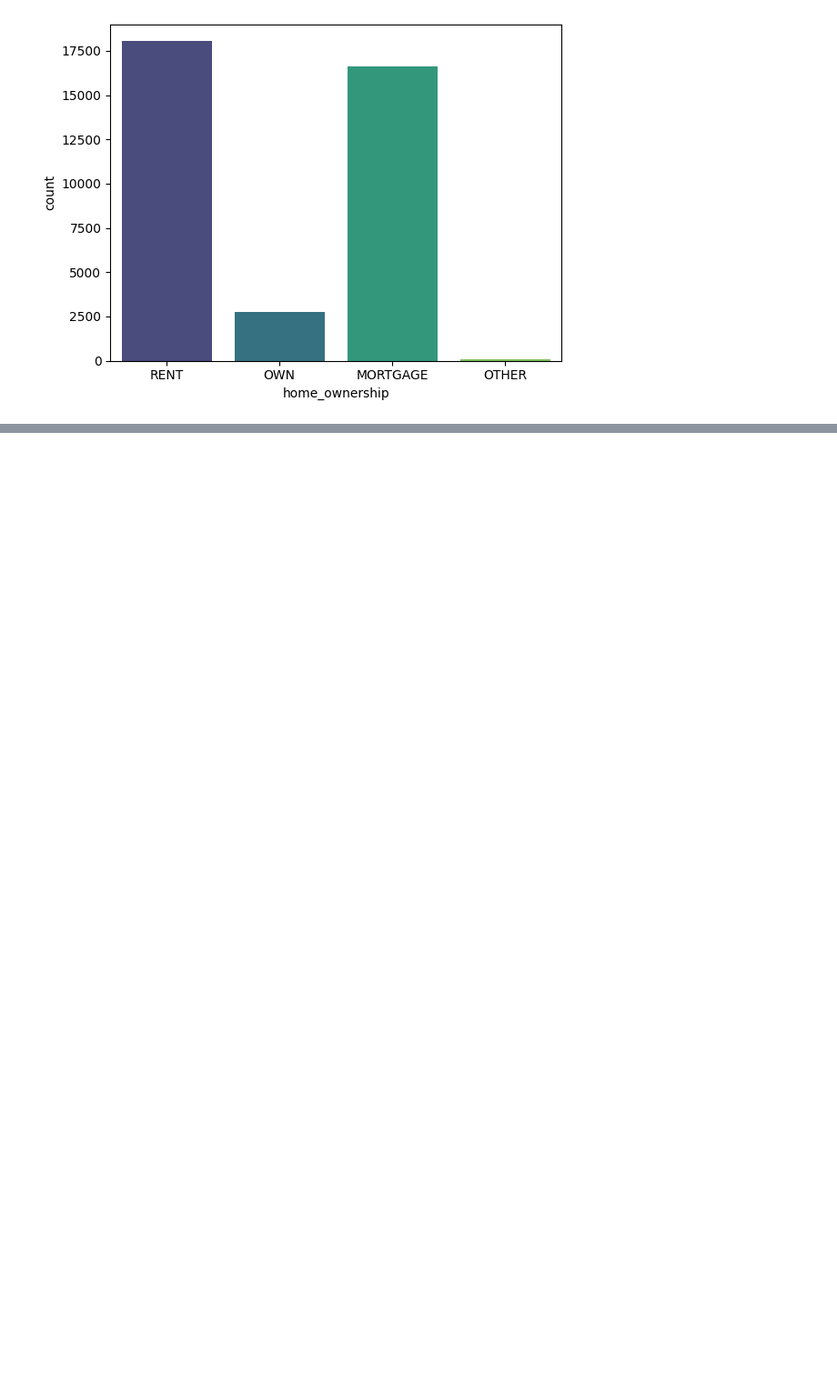
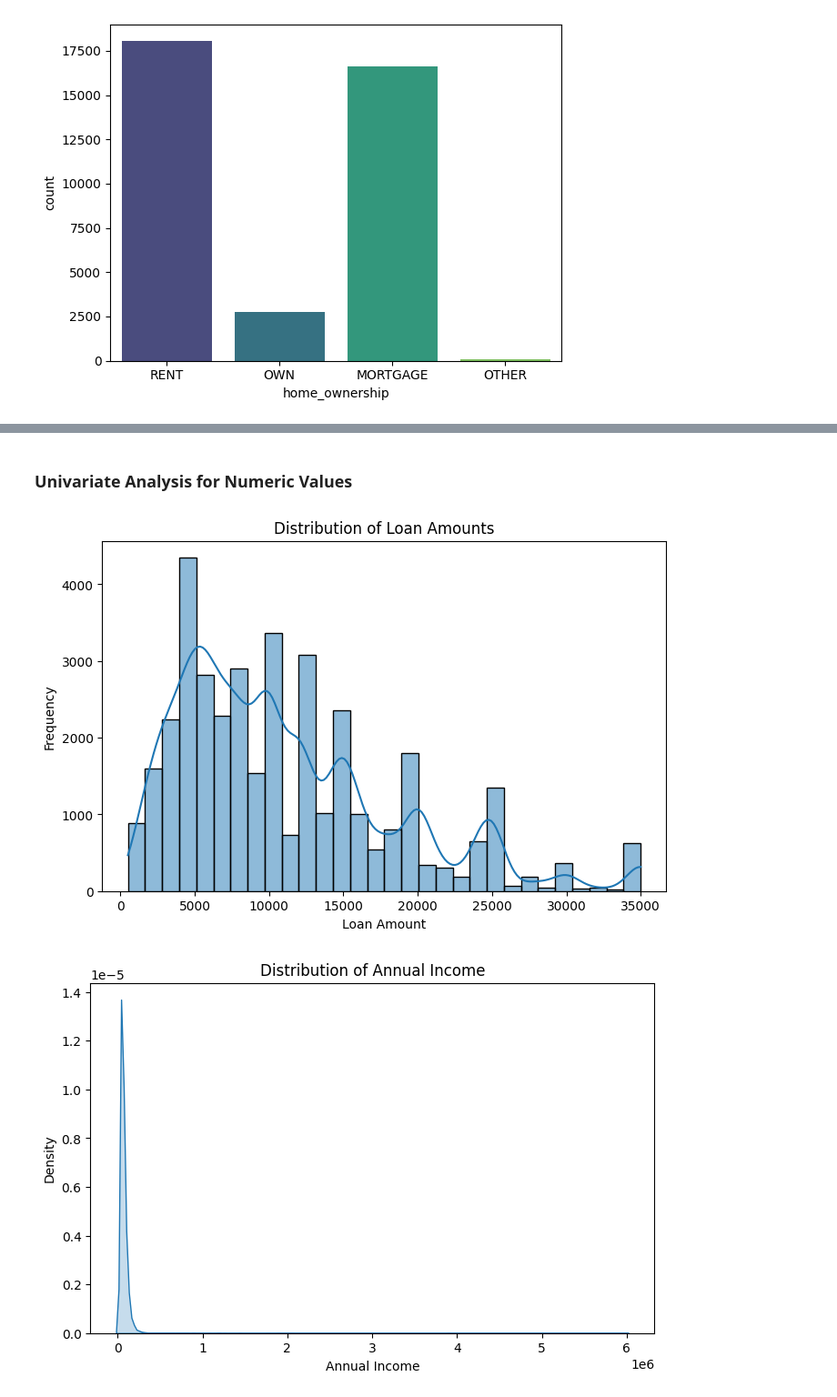
Before and after one commit to muralik31/Lending-Club-Case-Study, a Jupyter notebook: Murali_Krishna_Kondapally.ipynb, the cells around one changed output, grey strips where cells are left out. Shown: that part at 91% size. Drawn from its saved outputs; the diff is of its cells as text; code cells hidden in the pictures; blank space fills up the shorter version.

```diff
--- a/Murali_Krishna_Kondapally.ipynb
+++ b/Murali_Krishna_Kondapally.ipynb
@@ -565,0 +517,21 @@ plt.show()
+# %% [markdown]
+### Univariate Analysis for Numeric Values
+# %%
+# Histogram and KDE for loan_amnt
+plt.figure(figsize=(8, 5))
+sns.histplot(data=df_latest, x='loan_amnt', kde=True, bins=30)
+plt.title('Distribution of Loan Amounts')
+plt.xlabel('Loan Amount')
+plt.ylabel('Frequency')
+plt.show()
+
+# KDE plot for annual_inc
+plt.figure(figsize=(8, 5))
+sns.kdeplot(data=df_latest, x='annual_inc', shade=True)
+plt.title('Distribution of Annual Income')
+plt.xlabel('Annual Income')
+plt.ylabel('Density')
+plt.show()
+# %% [output]
+[figure, added]
+[figure, added]
```
Also changed, not shown: parts of 20 cells of this notebook.
